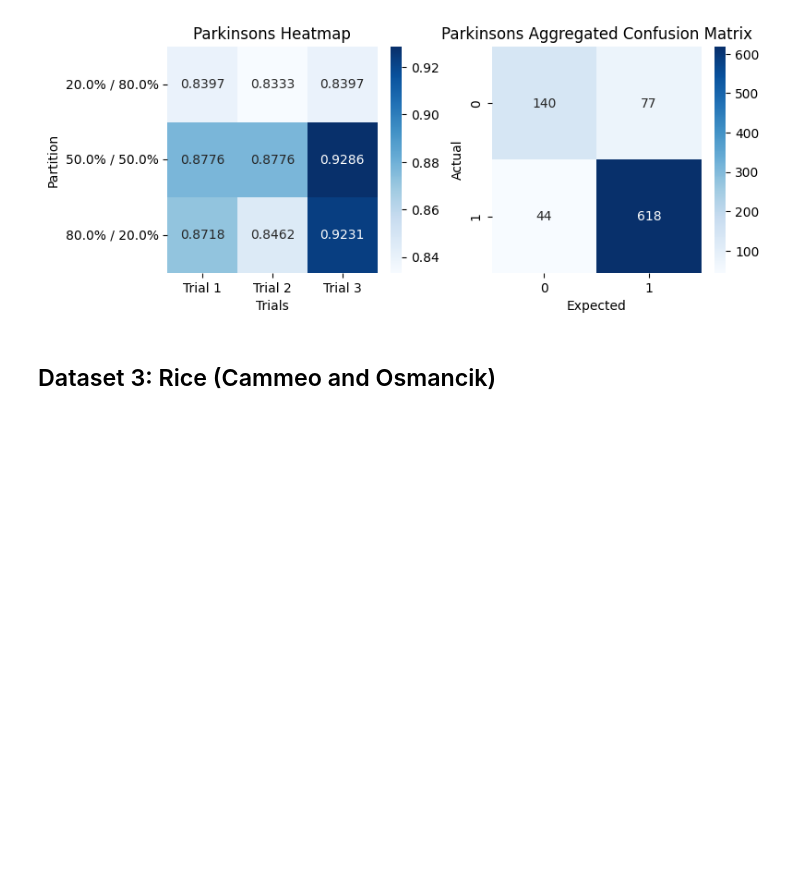
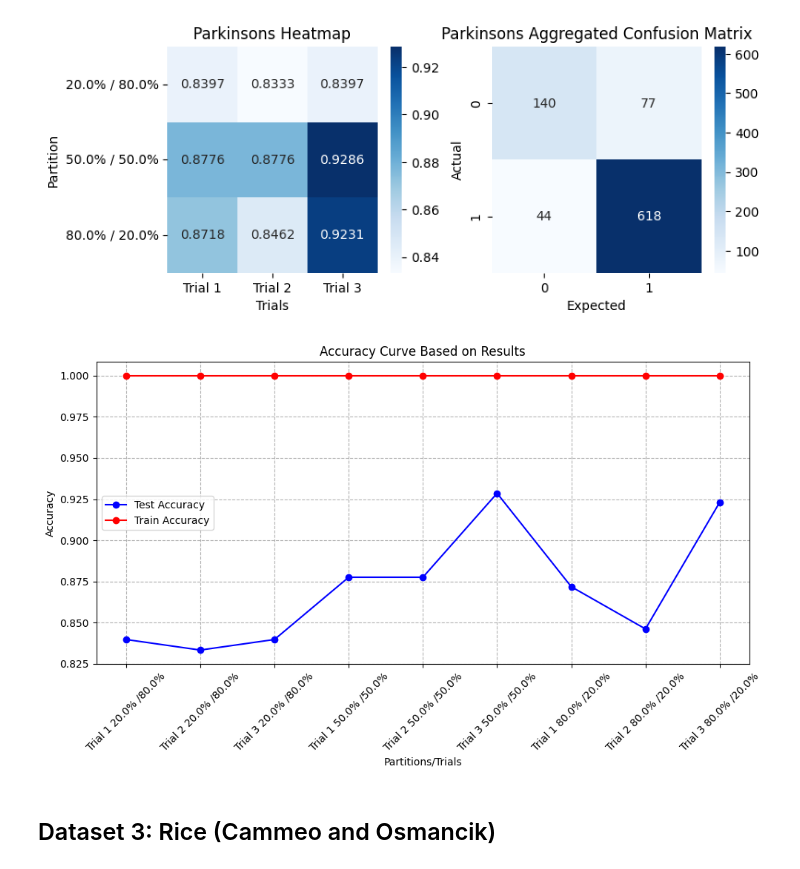
Before and after one commit to oodball/ML-implementation, a Jupyter notebook: newrf.ipynb, the cells around one changed output. Saved outputs shown, nothing was run; the diff lists cells and outputs as text; code cells hidden in the pictures; blank space fills up the shorter version.

```diff
--- a/newrf.ipynb
+++ b/newrf.ipynb
@@ -145,6 +182,7 @@ y = parkinsons.data.targets
 y = y.iloc[:, -1]
 results = {}
 acc_matrix =[]
+train_results = []
 agg_conf_matrix = np.zeros((2,2))
 state = 42
 for train_size, test_size in splits:
@@ -152,17 +190,15 @@ for train_size, test_size in splits:
     print(f"---------- Partition: Train Size: {train_size*100}% Test Size: {test_size*100}%----------")
     for i in range(3):
         print(f"Trial {i + 1}:")
-        test_accuracy, conf_matrix = eval_split(X, y, train_size, test_size, rand_state=state)
+        test_accuracy, conf_matrix, train_accuracy = eval_split(X, y, train_size, test_size, rand_state=state)
         agg_conf_matrix += conf_matrix
         trial_acc.append(test_accuracy)
         results[f"Trial {i + 1} {train_size*100}% /{test_size*100:}%"] = test_accuracy
+        train_results.append(train_accuracy)
         state += 1
     acc_matrix.append(trial_acc)
 
-df = pd.DataFrame(acc_matrix, columns=[f"Trial {i+1}" for i in range(3)],
-                        index=[f"{train_size*100}% / {test_size*100}%" for train_size, test_size in splits])
-
-
+################## Summary #####################
 print("\nSummary of Test Accuracies:")
 
 avg_acc = 0
@@ -173,6 +209,10 @@ avg_acc /= len(results)
 
 print(f"Average Accuracy =  {avg_acc:.4f}")
 
+
+################## heatmaps and confusion matrix #####################
+df = pd.DataFrame(acc_matrix, columns=[f"Trial {i+1}" for i in range(3)],
+                        index=[f"{train_size*100}% / {test_size*100}%" for train_size, test_size in splits])
 plt.figure(figsize=(8, 6))
 
 plt.subplot(2, 2, 1)
@@ -209,6 +249,10 @@ Trial 1:
   Partition Trial 3 80.0% /20.0%: Test Accuracy = 0.9231
 Average Accuracy =  0.8708
 [figure]
+# %%
+plot_accuracy_curve(results,train_results, title="Accuracy Curve Based on Results")
+# %% [output]
+[figure, added]
 # %% [markdown]
 ## Dataset 3: Rice (Cammeo and Osmancik)
 # %%
```
Also changed, not shown: parts of 6 cells of this notebook, 5 other files.
